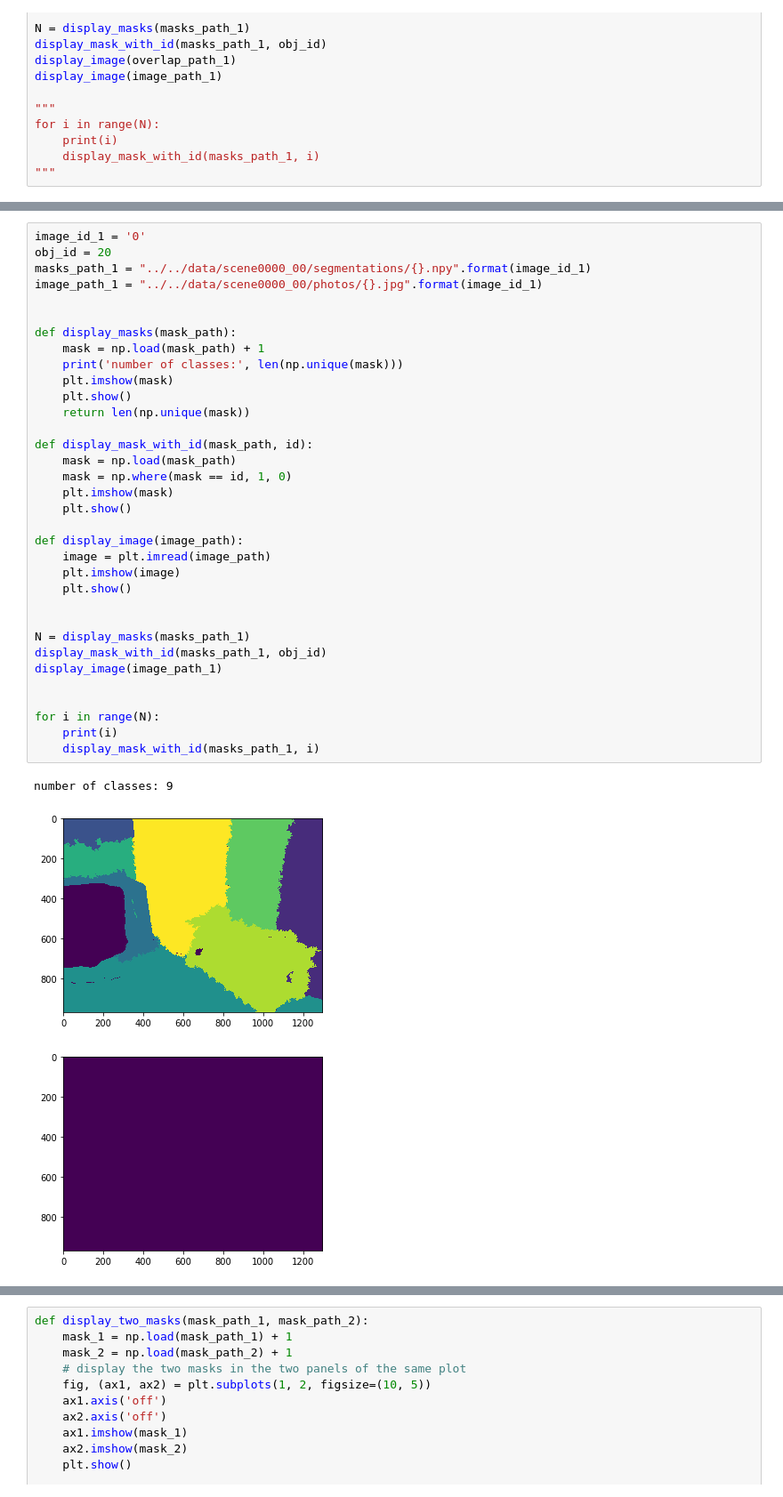
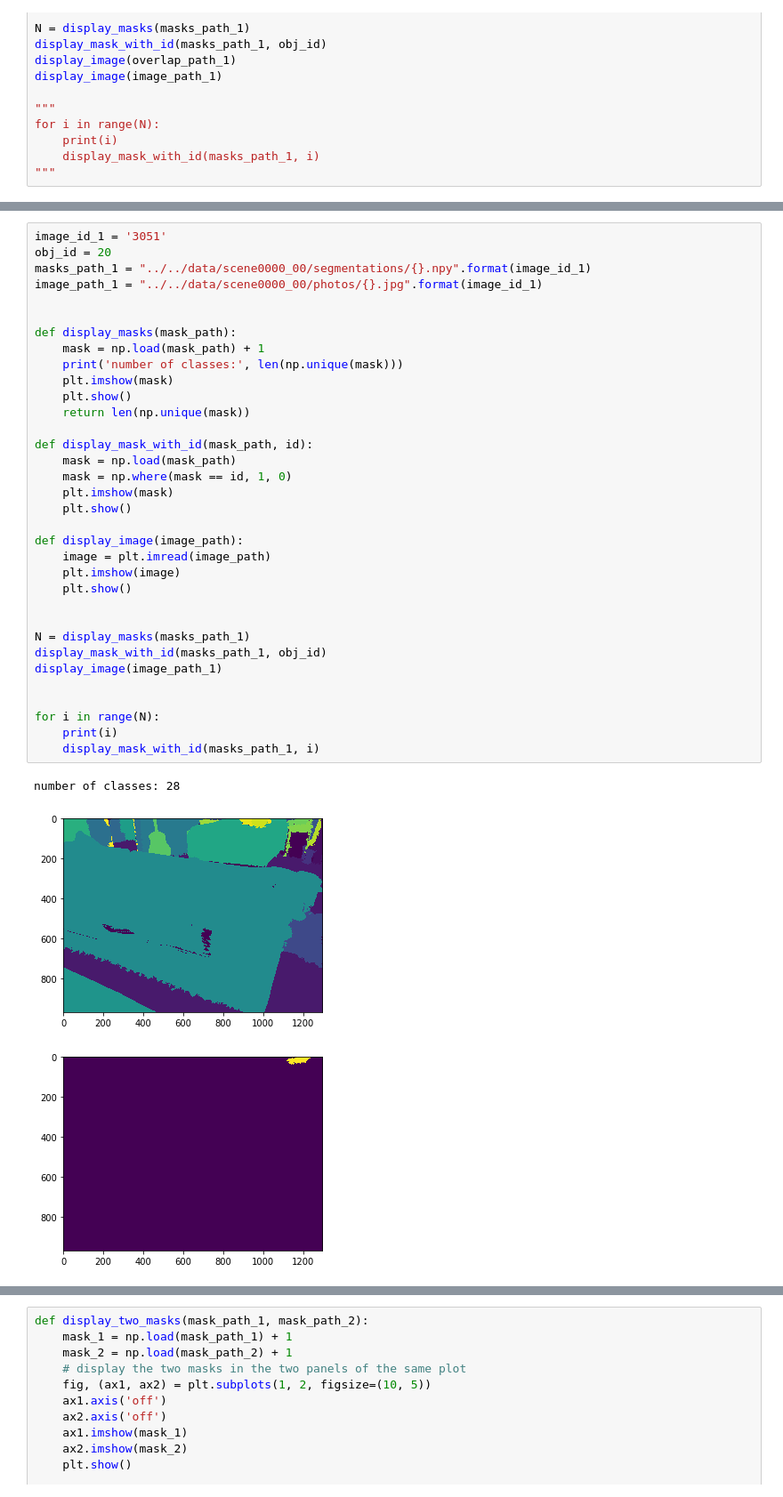
Before and after one commit to ZhiangChen/SegMo3D, a Jupyter notebook: semantic_SfM/ssfm/display_image_segmentation.ipynb, the cells around one changed output, grey strips where cells are left out. Shown at 89% size. Drawn from its saved outputs; the diff is of its cells as text.

```diff
--- a/semantic_SfM/ssfm/display_image_segmentation.ipynb
+++ b/semantic_SfM/ssfm/display_image_segmentation.ipynb
@@ -113,38 +114,38 @@ number of classes: 10
 # %%
-image_id_1 = '0'
+image_id_1 = '3051'
 obj_id = 20
 masks_path_1 = "../../data/scene0000_00/segmentations/{}.npy".format(image_id_1)
 image_path_1 = "../../data/scene0000_00/photos/{}.jpg".format(image_id_1)
 
 
 def display_masks(mask_path):
     mask = np.load(mask_path) + 1
     print('number of classes:', len(np.unique(mask)))
     plt.imshow(mask)
     plt.show()
     return len(np.unique(mask))
 
 def display_mask_with_id(mask_path, id):
     mask = np.load(mask_path)
     mask = np.where(mask == id, 1, 0)
     plt.imshow(mask)
     plt.show()
 
 def display_image(image_path):
     image = plt.imread(image_path)
     plt.imshow(image)
     plt.show()
 
 
 N = display_masks(masks_path_1)
 display_mask_with_id(masks_path_1, obj_id)
 display_image(image_path_1)
 
 
 for i in range(N):
     print(i)
     display_mask_with_id(masks_path_1, i)
 # %% [output]
-number of classes: 9
+number of classes: 28
-[figure, old version]
+[figure, new version]
-[figure, old version]
+[figure, new version]
```
Also changed, not shown: parts of 8 cells of this notebook, 14 other files.
